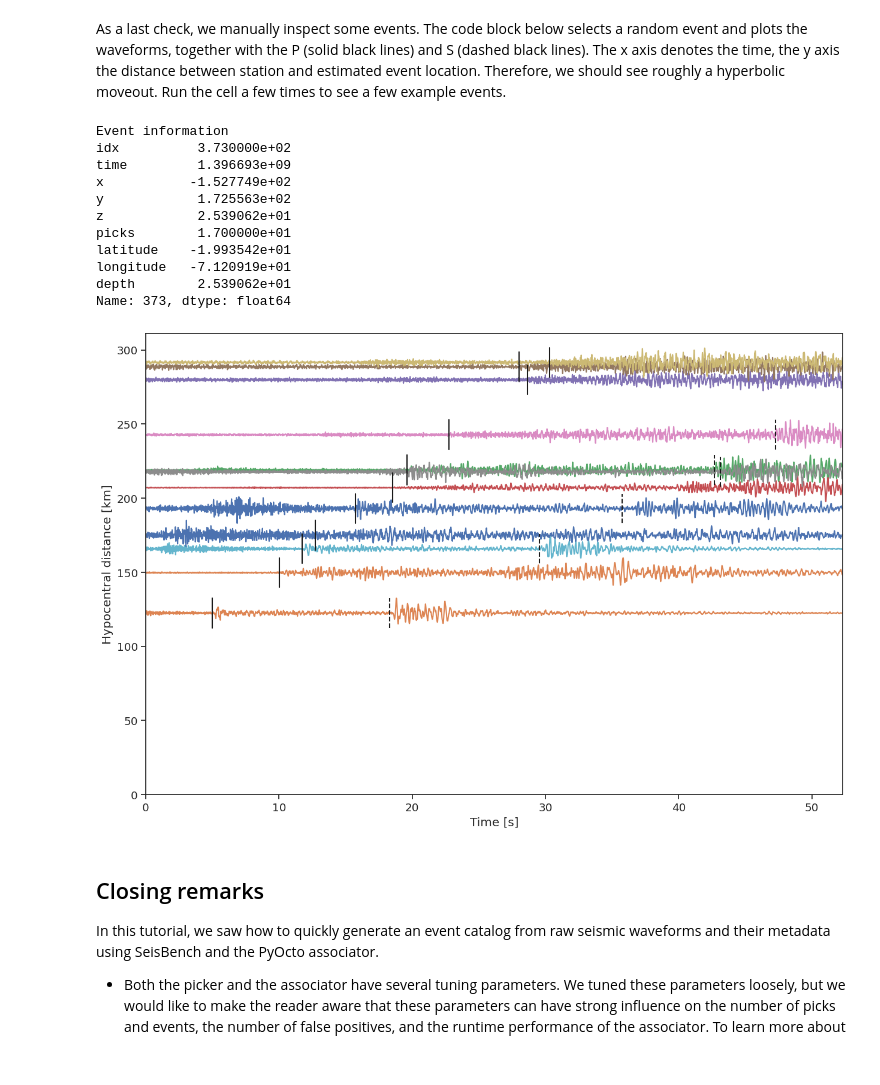
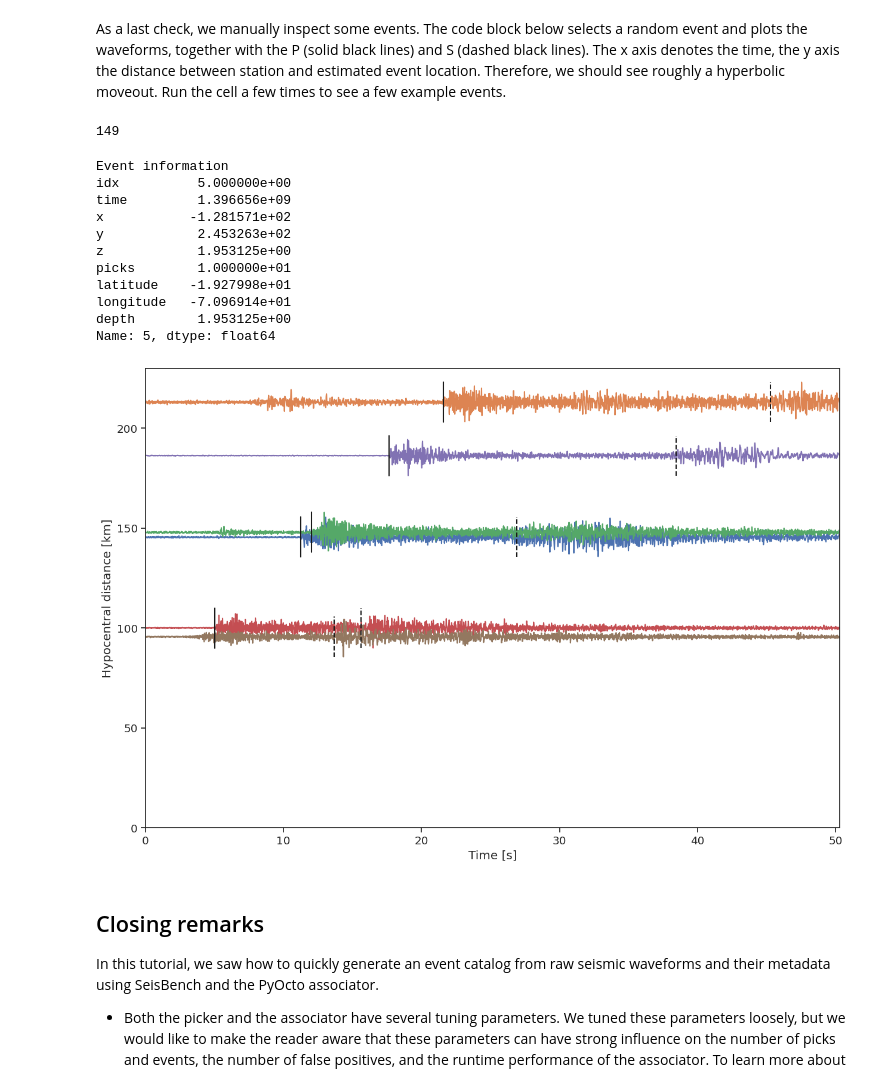
Before and after one commit to FatmaelzahraaElkhayat/Seisbench_Greece, a Jupyter notebook: examples/03d_catalog_seisbench_pyocto.ipynb, the cells around one changed output. Saved outputs shown, nothing was run; the diff lists cells and outputs as text; code cells hidden in the pictures.

```diff
--- a/examples/03d_catalog_seisbench_pyocto.ipynb
+++ b/examples/03d_catalog_seisbench_pyocto.ipynb
@@ -261,11 +261,15 @@ plt.show()
 # %% [markdown]
 As a last check, we manually inspect some events. The code block below selects a random event and plots the waveforms, together with the P (solid black lines) and S (dashed black lines). The x axis denotes the time, the y axis the distance between station and estimated event location. Therefore, we should see roughly a hyperbolic moveout. Run the cell a few times to see a few example events.
+# %%
+print (event_idx)
+# %% [output]
+149
 # %%
 # Select a random event and plots the waveforms
 
 # Pick a random event index from the list of associated events
-event_idx = np.random.choice(events["idx"])
-
+#event_idx = np.random.choice(events["idx"])
+event_idx = 5
 # Select all picks that were assigned to this specific event
 event_picks = [picks[i] for i in assignments[assignments["event_idx"] == event_idx]["pick_idx"]]
 
@@ -309,44 +313,44 @@ for i, trace in enumerate(sub):
     ax.plot(trace.times(), 10 * normed + y)
 
 # Overlay P and S picks as vertical lines at their time and distance
 for pick in event_picks:
     station_x, station_y = station_dict[pick.trace_id]
     y = np.sqrt((station_x - event["x"]) ** 2 + (station_y - event["y"]) ** 2 + event["z"] ** 2)
     x = pick.peak_time - trace.stats.starttime                   # Pick time relative to trace start
     ls = '-' if pick.phase == "P" else '--'                     # Line style: solid for P, dashed for S
     ax.plot([x, x], [y - 10, y + 10], 'k', ls=ls)               # Plot pick as vertical line
 
 # Configure plot appearance
 ax.set_ylim(0)                                                 # Set lower limit of y-axis
 ax.set_xlim(0, np.max(trace.times()))                          # Set x-axis from 0 to max time
 ax.set_ylabel("Hypocentral distance [km]")                     # Label y-axis
 ax.set_xlabel("Time [s]")                                      # Label x-axis
 
 # Print out basic event information in the notebook
 print("Event information")
 print(event)
 
 # Output: One seismic event, recorded at multiple stations (as seismograms/traces).
 # Each colored waveform is a seismogram from a station that detected the earthquake
            # The black vertical lines show the detected seismic phases:
                          # Solid lines = P-wave arrivals (faster, arrive first)
                          # Dashed lines = S-wave arrivals (slower, arrive later)
 # Waveforms from stations closer to the event appear lower on the plot.
 # The pattern of wave arrival times increasing with distance, forming a hyperbolic moveout
             #
 # %% [output]
 Event information
-idx          3.730000e+02
-time         1.396693e+09
-x           -1.527749e+02
-y            1.725563e+02
-z            2.539062e+01
-picks        1.700000e+01
-latitude    -1.993542e+01
-longitude   -7.120919e+01
-depth        2.539062e+01
-Name: 373, dtype: float64
+idx          5.000000e+00
+time         1.396656e+09
+x           -1.281571e+02
+y            2.453263e+02
+z            1.953125e+00
+picks        1.000000e+01
+latitude    -1.927998e+01
+longitude   -7.096914e+01
+depth        1.953125e+00
+Name: 5, dtype: float64
-[figure, old version]
+[figure, new version]
 # %% [markdown]
 ## Closing remarks
 
```
Also changed, not shown: parts of 1 cell of this notebook.
